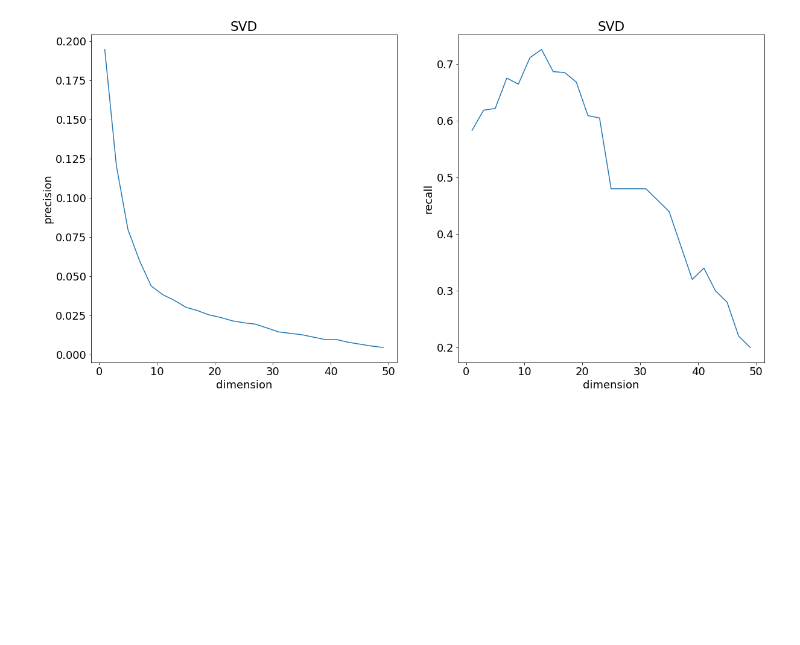
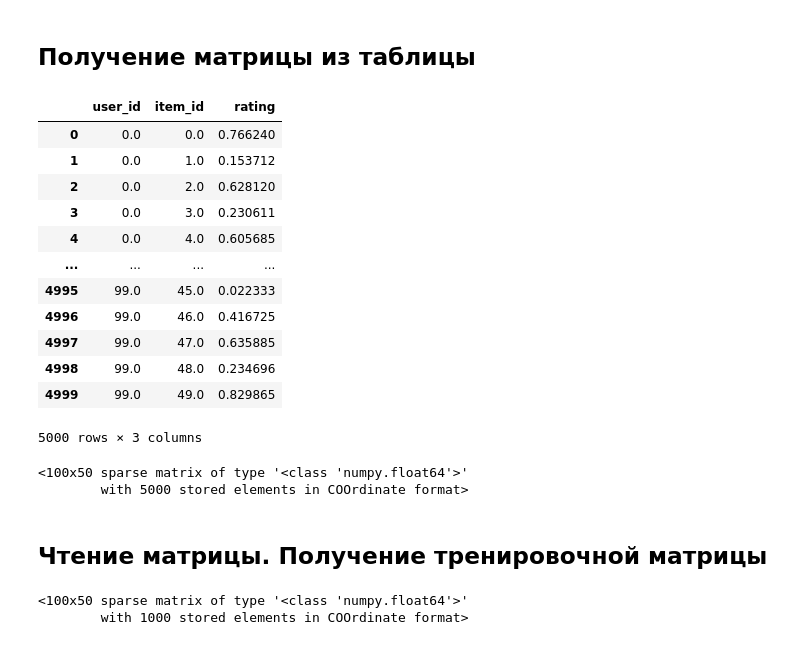
Before and after one commit to nov-stacy/Recommender-System-Library, a Jupyter notebook: experiments/experiments_with_library_jupyter/Work with library.ipynb, the cells around one changed output. Saved outputs shown, nothing was run; the diff lists cells and outputs as text; code cells hidden in the pictures; blank space fills up the shorter version.

```diff
--- a/experiments/experiments_with_library_jupyter/Work with library.ipynb
+++ b/experiments/experiments_with_library_jupyter/Work with library.ipynb
@@ -424,7 +0,0 @@ result_metric = get_metrics_2(
-# %%
-fig, axes = plt.subplots(1, 2, figsize=(20, 10))
-
-create_plot_3(axes[0], result_metrics, PARAMS_DIMENSION_50, 'SVD', 'dimension', 'precision')
-create_plot_3(axes[1], result_metrics, PARAMS_DIMENSION_50, 'SVD', 'dimension', 'recall')
-# %% [output]
-[figure, removed]
@@ -430,0 +9,28 @@ create_plot_3(axes[1], result_metrics, PARAMS_DIMENSION_50, 'SVD', 'dimension',
+# %% [markdown]
+## Получение матрицы из таблицы
+# %%
+PATH_TO_TABLE = '../data_train/tables/random_100_50.csv'
+PATH_TO_MATRIX = '../data_train/matrices/random_100_50_matrix.npz'
+# %%
+data = work_with_tables.read_data_from_csv(PATH_TO_TABLE)
+data
+# %% [output]
+|  | user_id | item_id | rating |
+| 0 | 0.0 | 0.0 | 0.766240 |
+| 1 | 0.0 | 1.0 | 0.153712 |
+| 2 | 0.0 | 2.0 | 0.628120 |
+| 3 | 0.0 | 3.0 | 0.230611 |
+| 4 | 0.0 | 4.0 | 0.605685 |
+| ... | ... | ... | ... |
+| 4995 | 99.0 | 45.0 | 0.022333 |
+| 4996 | 99.0 | 46.0 | 0.416725 |
+| 4997 | 99.0 | 47.0 | 0.635885 |
+| 4998 | 99.0 | 48.0 | 0.234696 |
+| 4999 | 99.0 | 49.0 | 0.829865 |
+5000 rows × 3 columns
+# %%
+matrix = work_with_tables.generate_sparse_matrix(data, 'user_id', 'item_id', 'rating')
+matrix
+# %% [output]
+<100x50 sparse matrix of type '<class 'numpy.float64'>'
+        with 5000 stored elements in COOrdinate format>
@@ -430,0 +39,2 @@ create_plot_3(axes[1], result_metrics, PARAMS_DIMENSION_50, 'SVD', 'dimension',
+# %% [markdown]
+## Чтение матрицы. Получение тренировочной матрицы
@@ -430,0 +43,6 @@ create_plot_3(axes[1], result_metrics, PARAMS_DIMENSION_50, 'SVD', 'dimension',
+# %%
+train_matrix = work_with_matrices.get_train_matrix(matrix, 0.2)
+train_matrix
+# %% [output]
+<100x50 sparse matrix of type '<class 'numpy.float64'>'
+        with 1000 stored elements in COOrdinate format>
```
Also changed, not shown: parts of 81 cells of this notebook, 1 other file.
